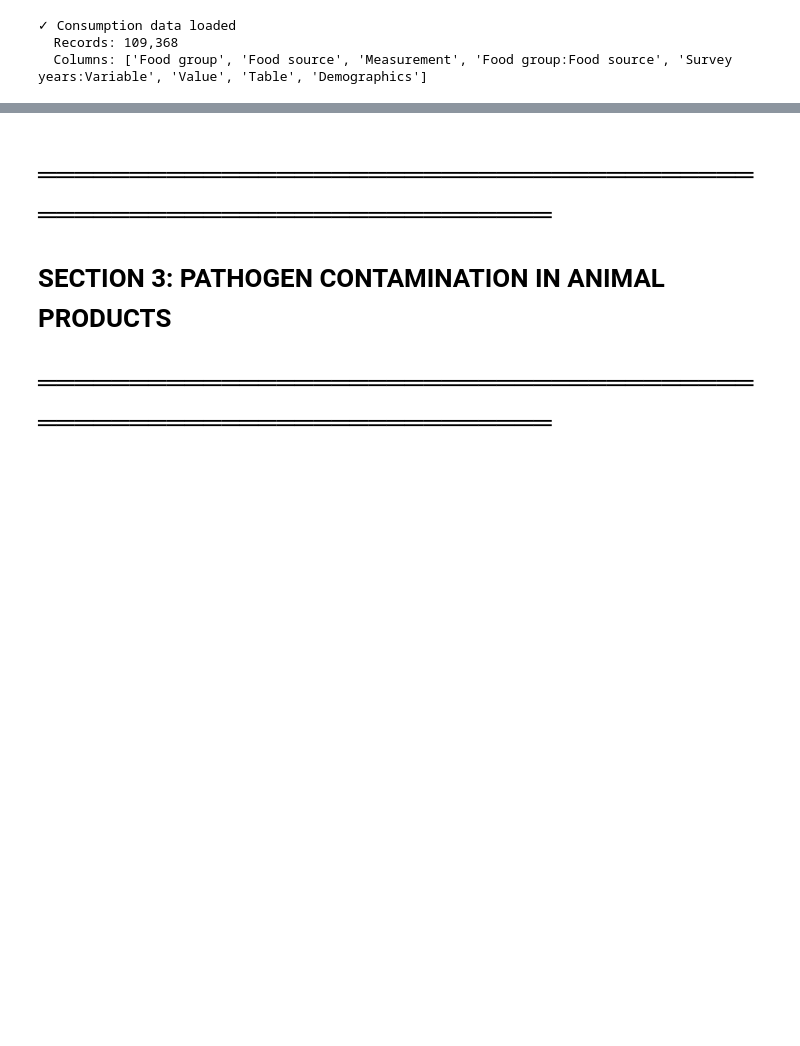
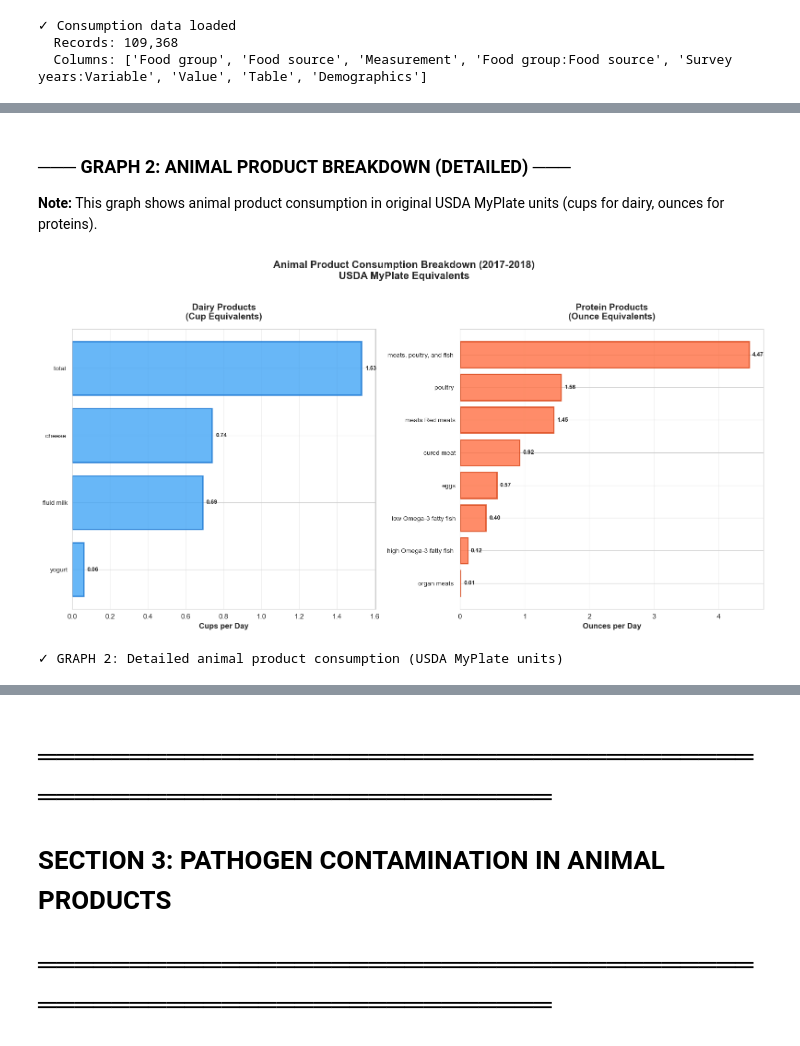
Before and after one commit to emilcecarlisa/listeria-tracker, a Jupyter notebook: visualizations/comprehensiveDashboard.ipynb, the cells around one changed output, grey strips where cells are left out. Saved outputs shown, nothing was run; the diff lists cells and outputs as text; code cells hidden in the pictures; blank space fills up the shorter version.

```diff
--- a/visualizations/comprehensiveDashboard.ipynb
+++ b/visualizations/comprehensiveDashboard.ipynb
@@ -360,0 +389,76 @@ print("\n✓ GRAPH 2: Detailed animal product consumption")
+# %% [markdown]
+### ─── GRAPH 2: ANIMAL PRODUCT BREAKDOWN (DETAILED) ───
+
+**Note:** This graph shows animal product consumption in original USDA MyPlate units (cups for dairy, ounces for proteins).
+# %%
+# GRAPH 2: Detailed breakdown of animal products by measurement unit
+# Get ALL animal product rows (not just totals) to show subcategories
+animal_products_detailed = consumption_df[
+    (consumption_df['Survey years:Variable'] == '2017-2018-Mean') &
+    (consumption_df['Demographics'] == 'US consumers aged 2 and above') &
+    (consumption_df['Food source'] == 'Total')
+].copy()
+
+# Categorize
+animal_products_detailed['food_type'] = animal_products_detailed['Food group'].apply(categorize_food_source)
+animal_products_detailed = animal_products_detailed[animal_products_detailed['food_type'] == 'Animal'].copy()
+
+# Sort by value
+animal_products_detailed = animal_products_detailed.sort_values('Value', ascending=True)
+
+fig, (ax1, ax2) = plt.subplots(1, 2, figsize=(16, 8))
+
+# Left panel: Dairy products (in cups)
+dairy_products = animal_products_detailed[
+    animal_products_detailed['Food group'].str.contains('Dairy', case=False, na=False) &
+    animal_products_detailed['Measurement'].str.contains('Cup', case=False, na=False)
+].sort_values('Value', ascending=True)
+
+if len(dairy_products) > 0:
+    bars1 = ax1.barh(range(len(dairy_products)), dairy_products['Value'],
+                     color='#42A5F5', alpha=0.8, edgecolor='#1976D2', linewidth=2)
+    ax1.set_yticks(range(len(dairy_products)))
+    ax1.set_yticklabels([fg.replace('Dairy, ', '') for fg in dairy_products['Food group']], fontsize=10)
+    ax1.set_xlabel('Cups per Day', fontsize=12, weight='bold')
+    ax1.set_title('Dairy Products\n(Cup Equivalents)', fontsize=14, weight='bold', pad=15)
+    ax1.grid(axis='x', alpha=0.3)
+
+    # Add values
+    for i, (idx, row) in enumerate(dairy_products.iterrows()):
+        ax1.text(row['Value'] + 0.02, i, f"{row['Value']:.2f}",
+                va='center', fontsize=9, weight='bold')
+
+# Right panel: Protein products (in ounces)
+protein_products = animal_products_detailed[
+    animal_products_detailed['Food group'].str.contains('Protein', case=False, na=False) &
+    animal_products_detailed['Measurement'].str.contains('Ounce', case=False, na=False)
+].sort_values('Value', ascending=True)
+
+if len(protein_products) > 0:
+    bars2 = ax2.barh(range(len(protein_products)), protein_products['Value'],
+                     color='#FF7043', alpha=0.8, edgecolor='#D84315', linewidth=2)
+    ax2.set_yticks(range(len(protein_products)))
+    # Shorten labels for readability
+    labels = [fg.replace('Protein foods, ', '').replace('(beef, veal, pork, lamb, game)', 'Red meats')
+              for fg in protein_products['Food group']]
+    ax2.set_yticklabels(labels, fontsize=10)
+    ax2.set_xlabel('Ounces per Day', fontsize=12, weight='bold')
+    ax2.set_title('Protein Products\n(Ounce Equivalents)', fontsize=14, weight='bold', pad=15)
+    ax2.grid(axis='x', alpha=0.3)
+
+    # Add values
+    for i, (idx, row) in enumerate(protein_products.iterrows()):
+        ax2.text(row['Value'] + 0.05, i, f"{row['Value']:.2f}",
+                va='center', fontsize=9, weight='bold')
+
+fig.suptitle('Animal Product Consumption Breakdown (2017-2018)\nUSDA MyPlate Equivalents',
+             fontsize=16, weight='bold', y=1.02)
+
+plt.tight_layout()
+plt.savefig('graph2_animal_products_detailed.png', dpi=300, bbox_inches='tight')
+plt.show()
+
+print("\n✓ GRAPH 2: Detailed animal product consumption (USDA MyPlate units)")
+# %% [output]
+[figure, added]
+✓ GRAPH 2: Detailed animal product consumption (USDA MyPlate units)
```
Also changed, not shown: parts of 37 cells of this notebook, 8 other files.
